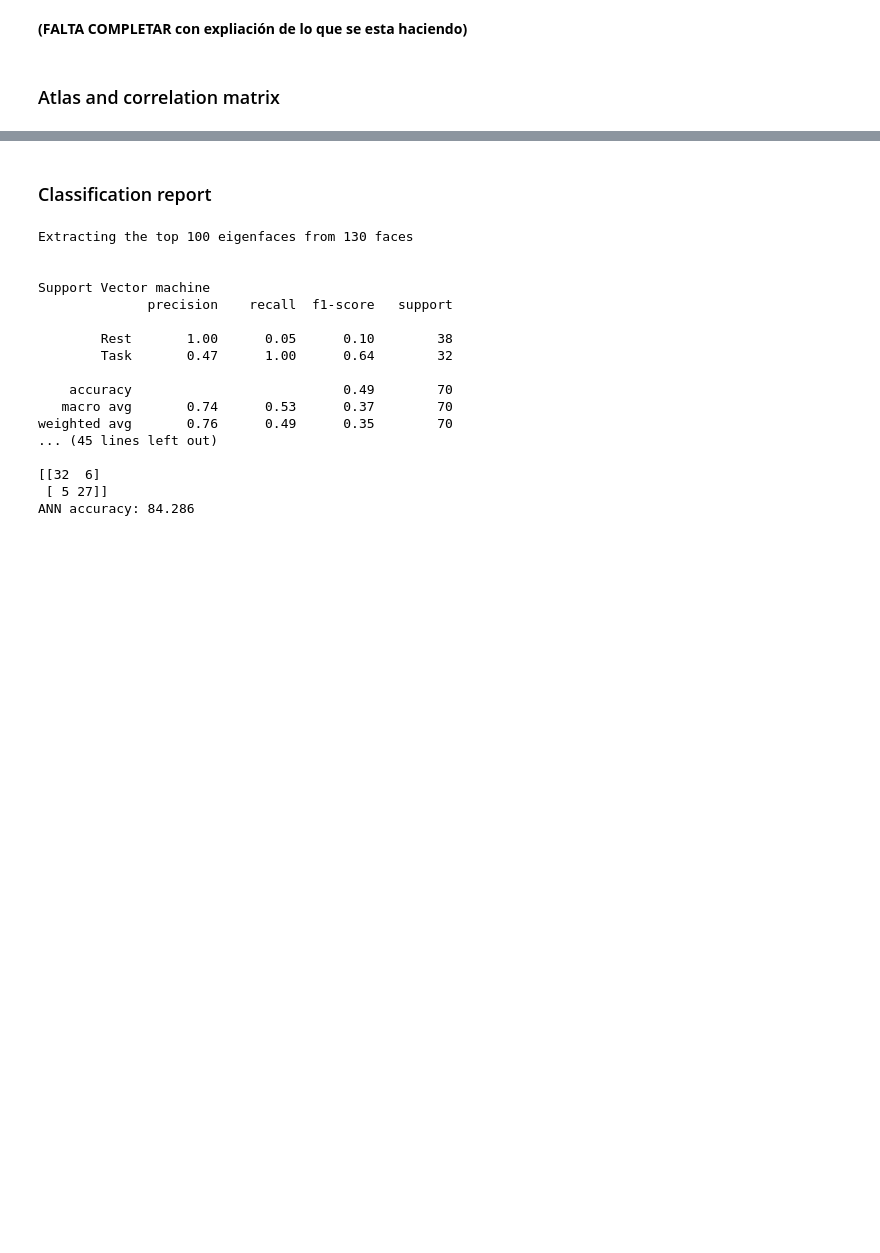
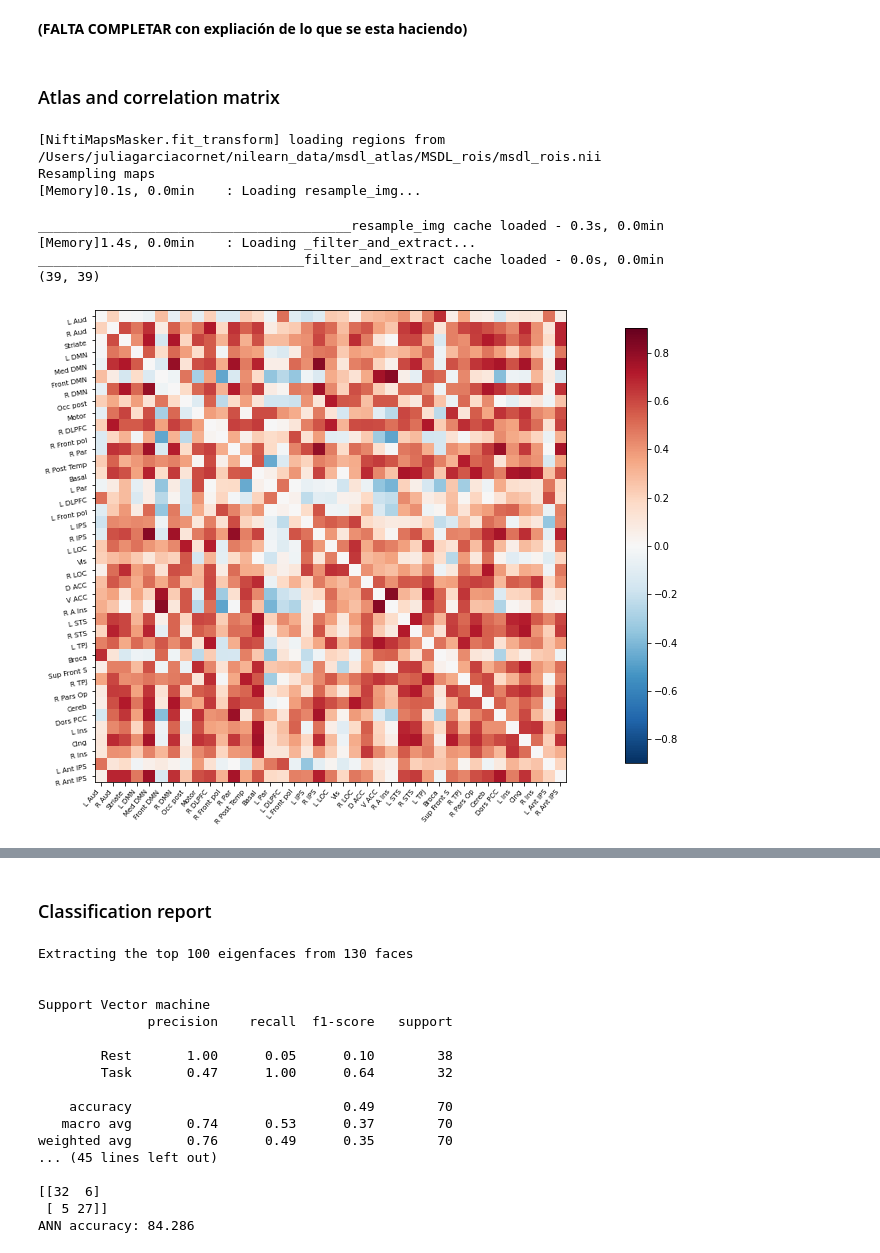
Before and after one commit to mrpotato180/final_project_neuroim, a Jupyter notebook: fMRI-EEG-Victor_Julia_Ernest_Alex.ipynb, the cells around one changed output, grey strips where cells are left out. Cells and saved outputs as stored; diff of their text form; code cells hidden in the pictures; blank space fills up the shorter version.

```diff
--- a/fMRI-EEG-Victor_Julia_Ernest_Alex.ipynb
+++ b/fMRI-EEG-Victor_Julia_Ernest_Alex.ipynb
@@ -137,6 +153,6 @@ Regarding the anatomical information...  __(FALTA COMPLETAR)__
 # %%
-subject_data = 'C:/Users/vctrf/Documents/Quatrimestre_2/Neuroimagen/proyecto Neuroimagen/sub-xp101/func/sub-xp101_task-eegfmriNF_bold.nii.gz'
-#subject_data = '/Users/juliagarciacornet/Desktop/Q4/Neuroimatge/project/sub-xp101/func/sub-xp101_task-eegfmriNF_bold.nii.gz'
+#subject_data = 'C:/Users/vctrf/Documents/Quatrimestre_2/Neuroimagen/proyecto Neuroimagen/sub-xp101/func/sub-xp101_task-eegfmriNF_bold.nii.gz'
+subject_data = '/Users/juliagarciacornet/Desktop/Q4/Neuroimatge/project/sub-xp101/func/sub-xp101_task-eegfmriNF_bold.nii.gz'
 
 fmri_img= nib.load(subject_data)
 mean_img = image.mean_img(fmri_img)
@@ -315,3 +369,39 @@ fig1.set_size_inches(24, 14)
 __(FALTA COMPLETAR con expliación de lo que se esta haciendo)__
 # %% [markdown]
 ### Atlas and correlation matrix
+# %%
+# Correlation matrix for the rest event
+
+dataset = datasets.fetch_atlas_msdl() # Import atlas file
+atlas_filename = dataset.maps
+labels = dataset.labels
+
+fmri_rest_todos=nib.Nifti1Image(fmri_rest_todos,affine)  # Tranform data to nifti files
+fmri_task_todos=nib.Nifti1Image(fmri_task_todos,affine)
+
+masker = NiftiMapsMasker(maps_img=atlas_filename, standardize=True,
+                         memory='nilearn_cache', verbose=5) # Create a mask
+
+time_series = masker.fit_transform(fmri_rest_todos)
+
+# Calculate the correlation matrix
+correlation_measure = ConnectivityMeasure(kind='correlation')
+correlation_matrix = correlation_measure.fit_transform([time_series])[0]
+
+
+# Mask out the major diagonal
+np.fill_diagonal(correlation_matrix, 0)
+fig = plt.figure(figsize=(10,10))
+plotting.plot_matrix(correlation_matrix, labels=labels, colorbar=True,
+                     vmax=0.9, vmin=-0.9,axes=fig.gca())
+
+print(correlation_matrix.shape)
+# %% [output]
+[NiftiMapsMasker.fit_transform] loading regions from /Users/juliagarciacornet/nilearn_data/msdl_atlas/MSDL_rois/msdl_rois.nii
+Resampling maps
+[Memory]0.1s, 0.0min    : Loading resample_img...
+________________________________________resample_img cache loaded - 0.3s, 0.0min
+[Memory]1.4s, 0.0min    : Loading _filter_and_extract...
+__________________________________filter_and_extract cache loaded - 0.0s, 0.0min
+(39, 39)
+[figure, added]
```
Also changed, not shown: parts of 20 cells of this notebook.
